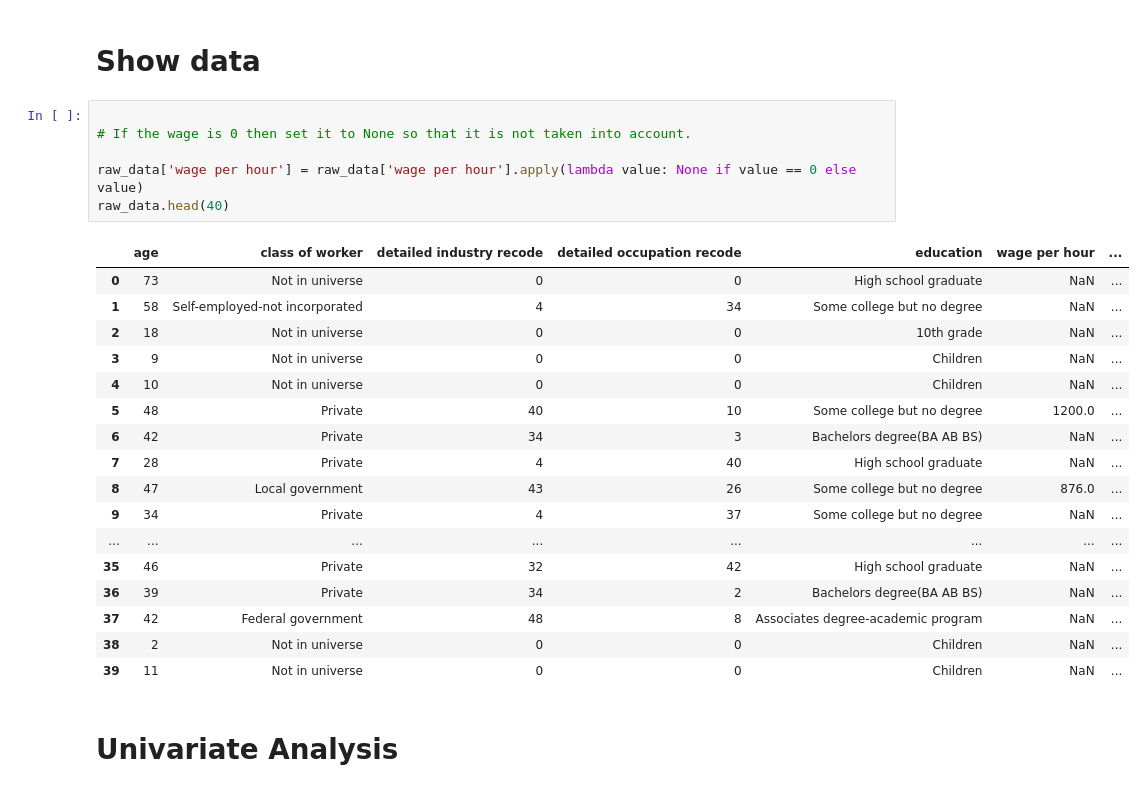
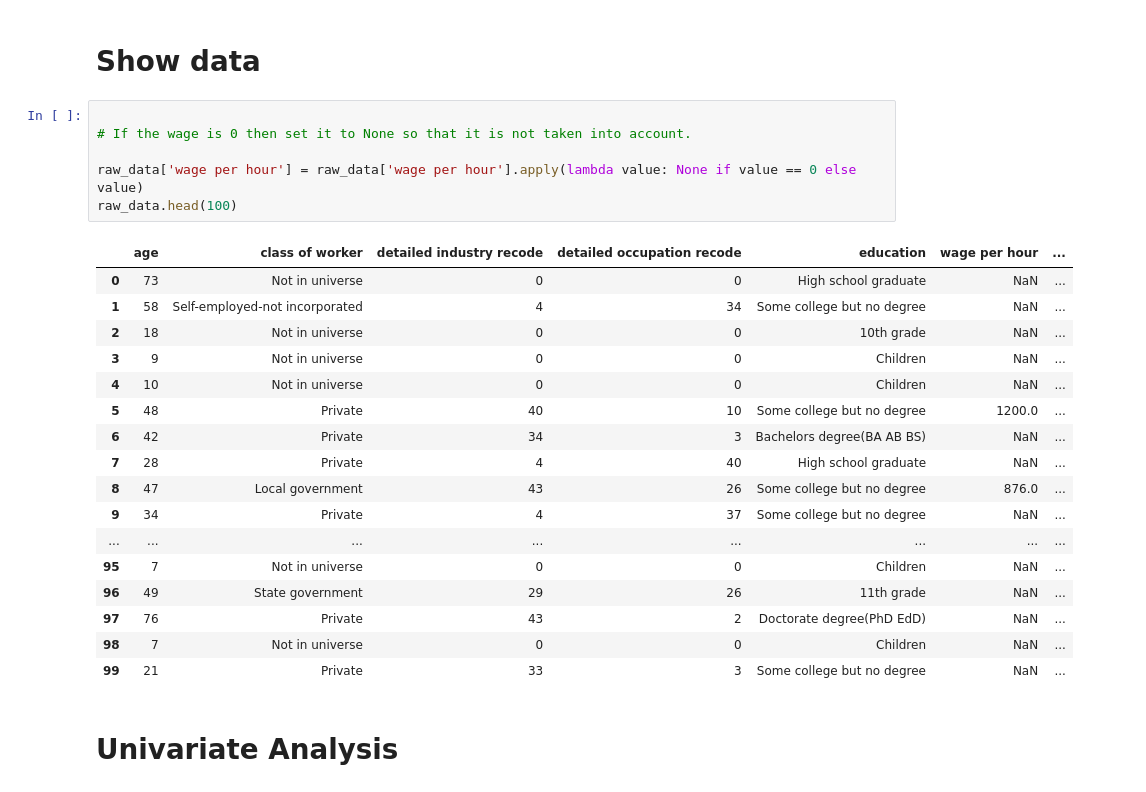
Before and after one commit to ThomasBrue/first-assignment-data-science, a Jupyter notebook: censusIncome.ipynb, the cells around one changed output. Saved outputs shown, nothing was run; the diff lists cells and outputs as text.

Commit message:
update states and co

```diff
--- a/censusIncome.ipynb
+++ b/censusIncome.ipynb
@@ -29,27 +29,27 @@ names = ['age', 'class of worker', 'detailed industry recode', 'detailed occupat
 # %%
 
 # If the wage is 0 then set it to None so that it is not taken into account.
 
 raw_data['wage per hour'] = raw_data['wage per hour'].apply(lambda value: None if value == 0 else value)
-raw_data.head(40)
+raw_data.head(100)
 # %% [output]
 |  | age | class of worker | detailed industry recode | detailed occupation recode | education | wage per hour | ... |
 | 0 | 73 | Not in universe | 0 | 0 | High school graduate | NaN | ... |
 | 1 | 58 | Self-employed-not incorporated | 4 | 34 | Some college but no degree | NaN | ... |
 | 2 | 18 | Not in universe | 0 | 0 | 10th grade | NaN | ... |
 | 3 | 9 | Not in universe | 0 | 0 | Children | NaN | ... |
 | 4 | 10 | Not in universe | 0 | 0 | Children | NaN | ... |
 | 5 | 48 | Private | 40 | 10 | Some college but no degree | 1200.0 | ... |
 | 6 | 42 | Private | 34 | 3 | Bachelors degree(BA AB BS) | NaN | ... |
 | 7 | 28 | Private | 4 | 40 | High school graduate | NaN | ... |
 | 8 | 47 | Local government | 43 | 26 | Some college but no degree | 876.0 | ... |
 | 9 | 34 | Private | 4 | 37 | Some college but no degree | NaN | ... |
 | ... | ... | ... | ... | ... | ... | ... | ... |
-| 35 | 46 | Private | 32 | 42 | High school graduate | NaN | ... |
-| 36 | 39 | Private | 34 | 2 | Bachelors degree(BA AB BS) | NaN | ... |
-| 37 | 42 | Federal government | 48 | 8 | Associates degree-academic program | NaN | ... |
-| 38 | 2 | Not in universe | 0 | 0 | Children | NaN | ... |
-| 39 | 11 | Not in universe | 0 | 0 | Children | NaN | ... |
+| 95 | 7 | Not in universe | 0 | 0 | Children | NaN | ... |
+| 96 | 49 | State government | 29 | 26 | 11th grade | NaN | ... |
+| 97 | 76 | Private | 43 | 2 | Doctorate degree(PhD EdD) | NaN | ... |
+| 98 | 7 | Not in universe | 0 | 0 | Children | NaN | ... |
+| 99 | 21 | Private | 33 | 3 | Some college but no degree | NaN | ... |
 # %% [markdown]
 # Univariate Analysis
 # %% [markdown]
```
Also changed, not shown: parts of 19 cells of this notebook.
